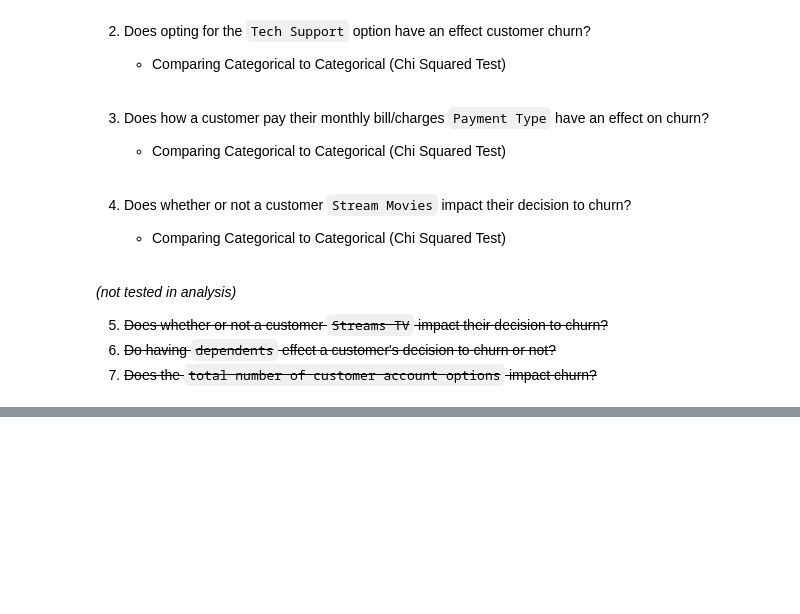
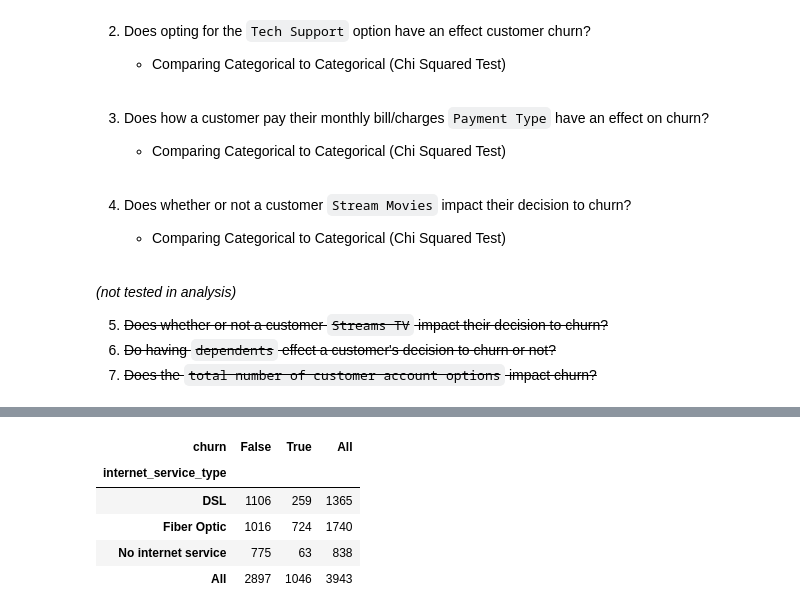
Before and after one commit to mijailmariano/ML-Classification-Telecommunications-Services, a Jupyter notebook: final_report.ipynb, the cells around one changed output, grey strips where cells are left out. Cells and saved outputs as stored; diff of their text form; code cells hidden in the pictures; blank space fills up the shorter version.

```diff
--- a/final_report.ipynb
+++ b/final_report.ipynb
@@ -275,0 +292,11 @@ $Chi^2$ Assumptions:
+# %%
+# generating observed table = distributions of categorical values in the train sample
+observed = pd.crosstab(index = train["internet_service_type"], columns = train["churn"], margins = True)
+observed
+# %% [output]
+| churn | False | True | All |
+| internet_service_type |  |  |  |
+| DSL | 1106 | 259 | 1365 |
+| Fiber Optic | 1016 | 724 | 1740 |
+| No internet service | 775 | 63 | 838 |
+| All | 2897 | 1046 | 3943 |
```
Also changed, not shown: parts of 27 cells of this notebook, 4 other files.
